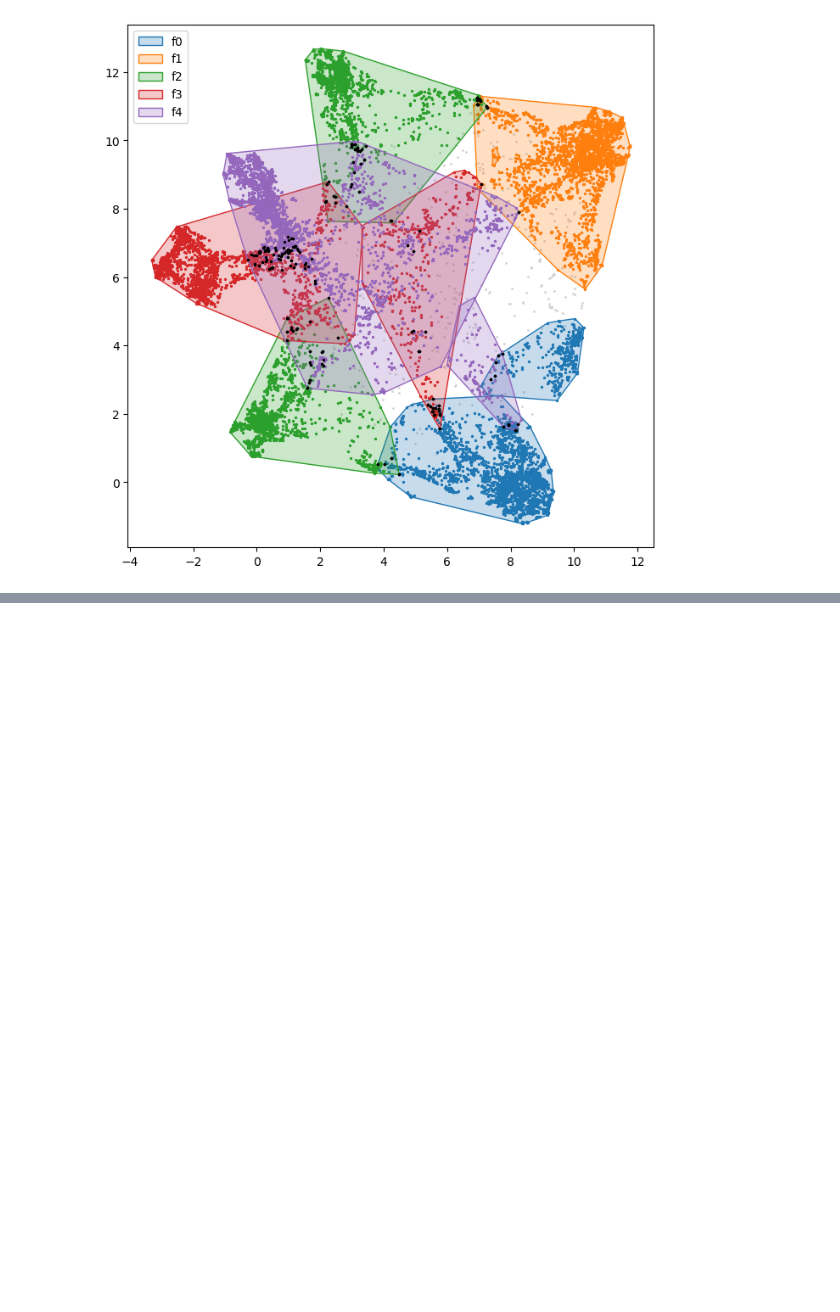
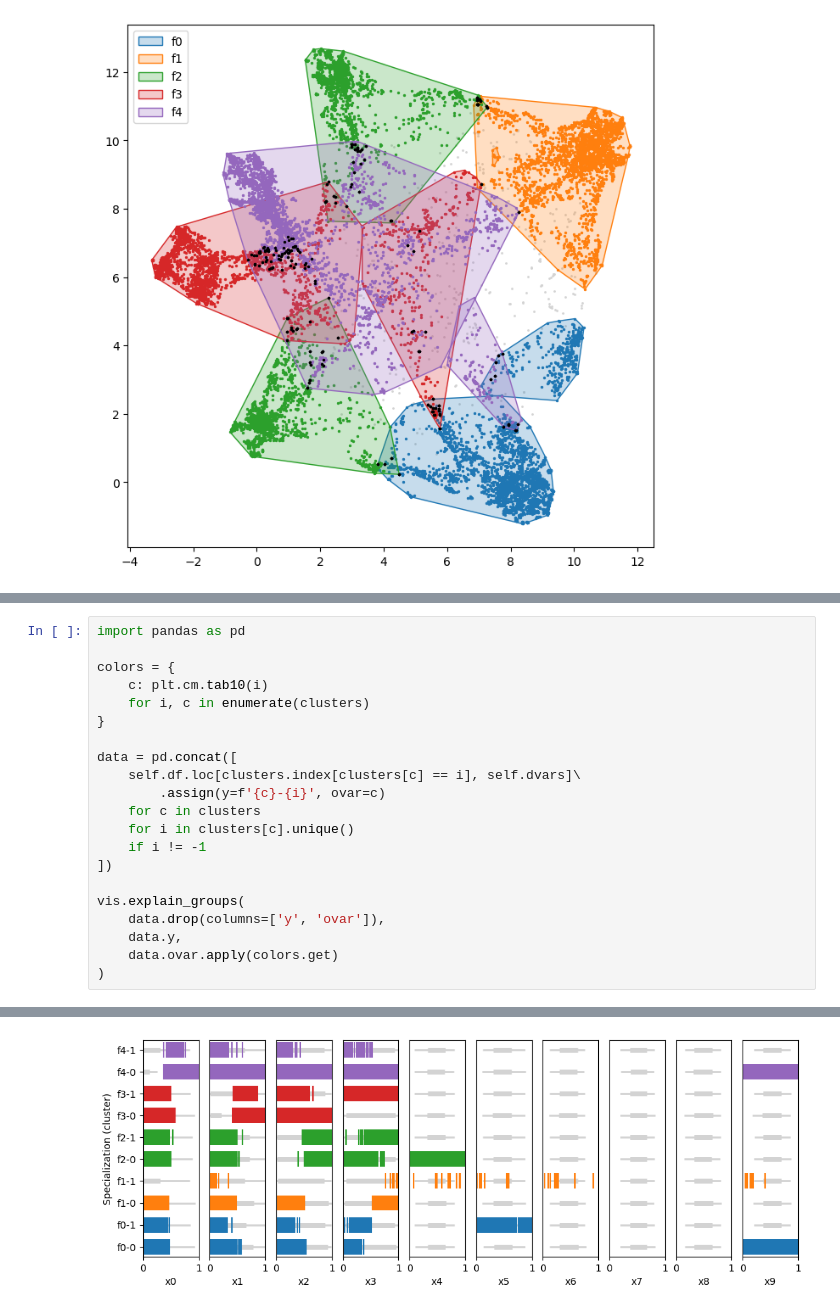
Before and after one commit to pnnl/pyMOODS, a Jupyter notebook: notebooks/DTLZ2 Explore.ipynb, the cells around one changed output, grey strips where cells are left out. Cells and saved outputs as stored; diff of their text form; blank space fills up the shorter version.

```diff
--- a/notebooks/DTLZ2 Explore.ipynb
+++ b/notebooks/DTLZ2 Explore.ipynb
@@ -57,0 +108,22 @@ self.show_hypergraph(**kwargs)
+# %%
+import pandas as pd
+
+colors = {
+    c: plt.cm.tab10(i)
+    for i, c in enumerate(clusters)
+}
+
+data = pd.concat([
+    self.df.loc[clusters.index[clusters[c] == i], self.dvars]\
+        .assign(y=f'{c}-{i}', ovar=c)
+    for c in clusters
+    for i in clusters[c].unique()
+    if i != -1
+])
+
+vis.explain_groups(
+    data.drop(columns=['y', 'ovar']),
+    data.y,
+    data.ovar.apply(colors.get)
+)
+# %% [output]
@@ -57,0 +141 @@ self.show_hypergraph(**kwargs)
+[figure, added]
```
Also changed, not shown: parts of 5 cells of this notebook.
